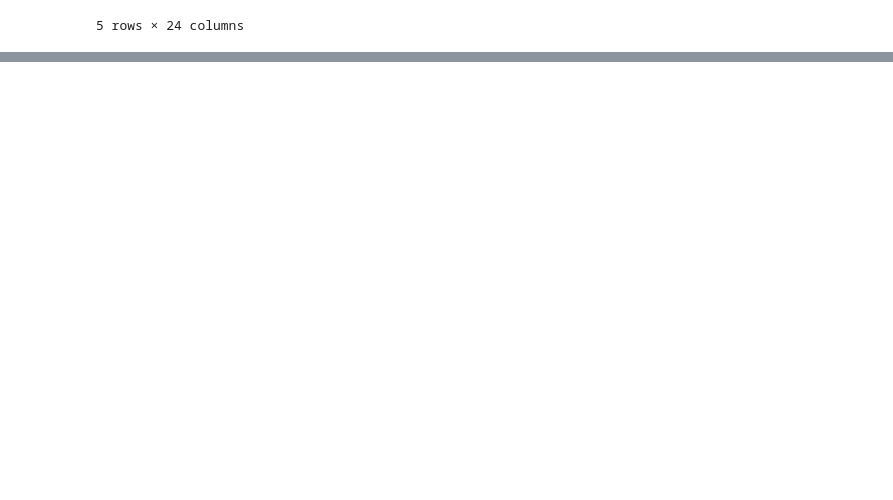
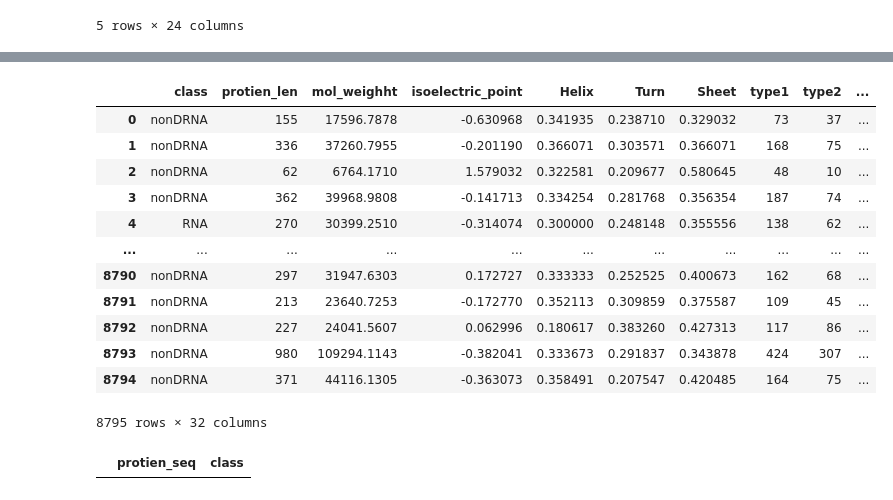
Before and after one commit to c-wilson04/CMSC345Project, a Jupyter notebook: FeatureDiscovery.ipynb, the cells around one changed output, grey strips where cells are left out. Saved outputs shown, nothing was run; the diff lists cells and outputs as text; code cells hidden in the pictures; blank space fills up the shorter version.

Commit message:
Created functions for cleaning and extracting features from biopython

```diff
--- a/FeatureDiscovery.ipynb
+++ b/FeatureDiscovery.ipynb
@@ -152,0 +177,24 @@ dtype: int64
+# %%
+clean_protiens = clean_data(protien)
+# %%
+bio_features = extract_features(clean_protiens)
+# %%
+bio_features
+# %% [output]
+|  | class | protien_len | mol_weighht | isoelectric_point | Helix | Turn | Sheet | type1 | type2 | ... |
+| 0 | nonDRNA | 155 | 17596.7878 | -0.630968 | 0.341935 | 0.238710 | 0.329032 | 73 | 37 | ... |
+| 1 | nonDRNA | 336 | 37260.7955 | -0.201190 | 0.366071 | 0.303571 | 0.366071 | 168 | 75 | ... |
+| 2 | nonDRNA | 62 | 6764.1710 | 1.579032 | 0.322581 | 0.209677 | 0.580645 | 48 | 10 | ... |
+| 3 | nonDRNA | 362 | 39968.9808 | -0.141713 | 0.334254 | 0.281768 | 0.356354 | 187 | 74 | ... |
+| 4 | RNA | 270 | 30399.2510 | -0.314074 | 0.300000 | 0.248148 | 0.355556 | 138 | 62 | ... |
+| ... | ... | ... | ... | ... | ... | ... | ... | ... | ... | ... |
+| 8790 | nonDRNA | 297 | 31947.6303 | 0.172727 | 0.333333 | 0.252525 | 0.400673 | 162 | 68 | ... |
+| 8791 | nonDRNA | 213 | 23640.7253 | -0.172770 | 0.352113 | 0.309859 | 0.375587 | 109 | 45 | ... |
+| 8792 | nonDRNA | 227 | 24041.5607 | 0.062996 | 0.180617 | 0.383260 | 0.427313 | 117 | 86 | ... |
+| 8793 | nonDRNA | 980 | 109294.1143 | -0.382041 | 0.333673 | 0.291837 | 0.343878 | 424 | 307 | ... |
+| 8794 | nonDRNA | 371 | 44116.1305 | -0.363073 | 0.358491 | 0.207547 | 0.420485 | 164 | 75 | ... |
+8795 rows × 32 columns
+# %%
+protien[protien['protien_seq'].apply(lambda x: 'Z' in x)]
+# %% [output]
+|  | protien_seq | class |
```
Also changed, not shown: parts of 7 cells of this notebook, 1 other file.
